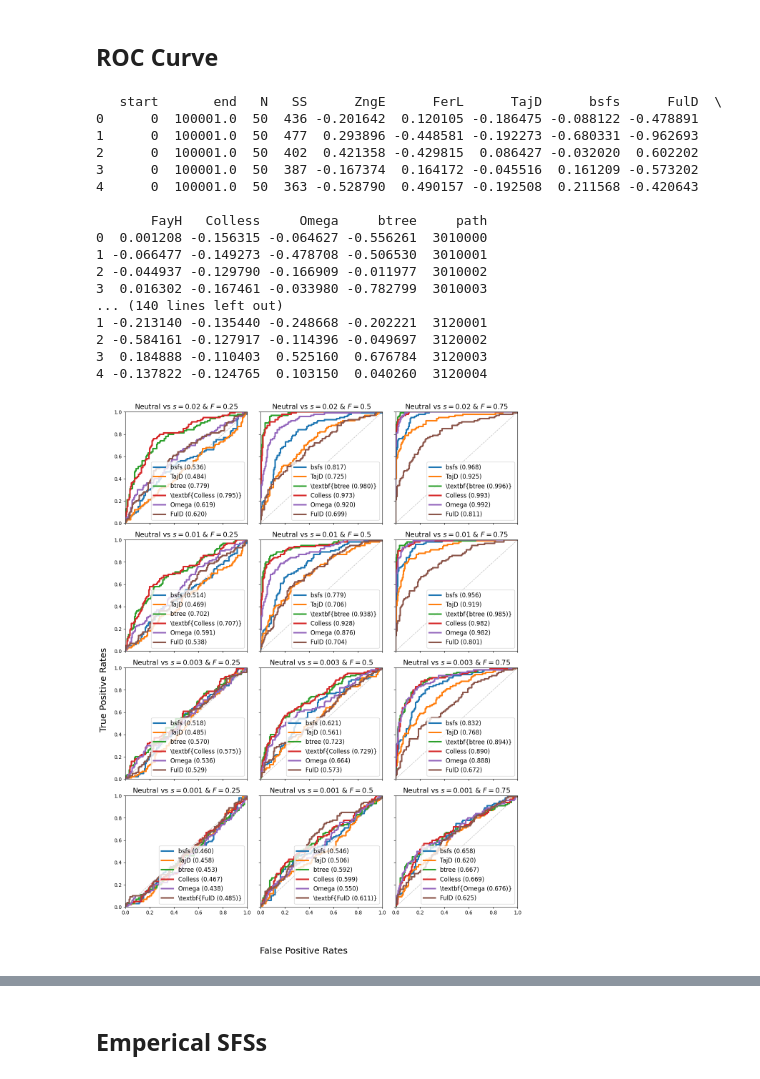
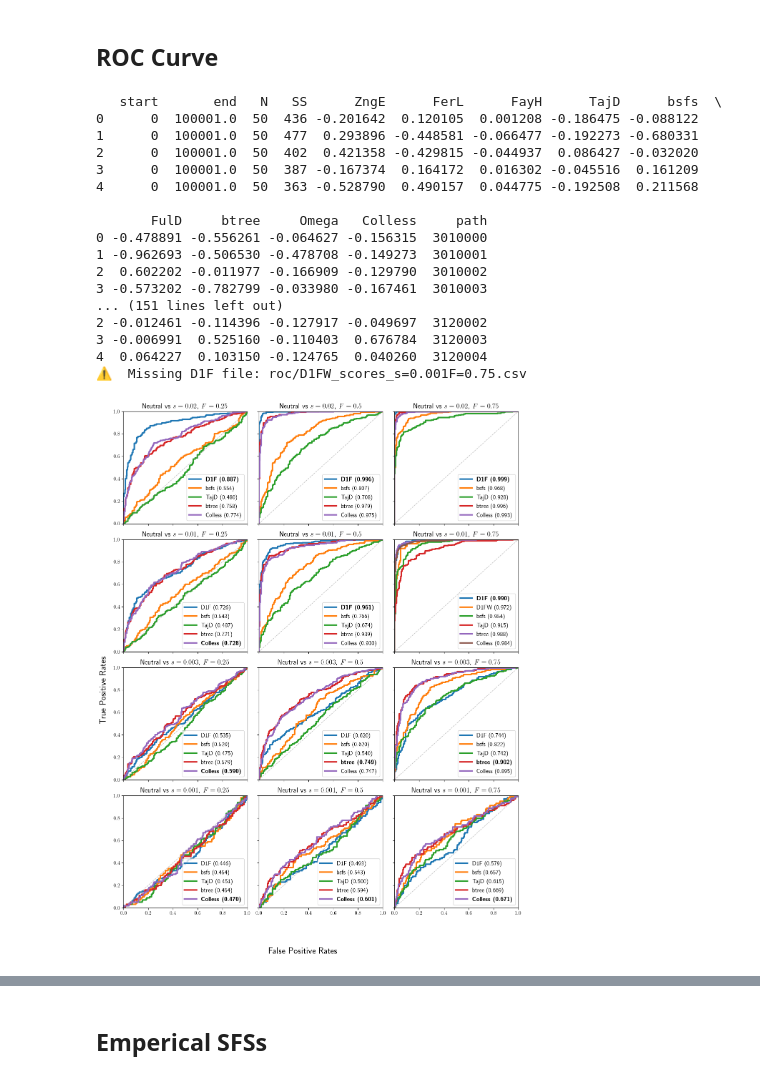
Before and after one commit to shinorimax/Selective-Sweep-Simulation, a Jupyter notebook: SliM/Calculation---Constant_Directional_selection.ipynb, the cells around one changed output, grey strips where cells are left out. Saved outputs shown, nothing was run; the diff lists cells and outputs as text; code cells hidden in the pictures.

```diff
--- a/SliM/Calculation---Constant_Directional_selection.ipynb
+++ b/SliM/Calculation---Constant_Directional_selection.ipynb
@@ -50,7 +52,7 @@ for s in [0.02, 0.01, 0.003, 0.001]:
         Args[name] = arg
 
 cID = 3 # simulation class id for directional selection constant pop size simulations
-nrep = 100 # For initial testing
+nrep = 250 # For initial testing
 # %% [markdown]
 ## Rebuild X from Saved Trees
 # %%
@@ -92,6 +94,7 @@ for i, setid in enumerate(X.setids):
 
 # Recompute SFS from the trees we found (fast)
 X.calc_sfs()
+X.train_eta()
 
 print("Rebuilt X:")
 for sid in X.setids:
@@ -170,7 +174,7 @@ If you are using HPC (srun is not None) check the jobs!
 ## Show summary stats
 # %%
 # choose the stats that exist in your CSVs
-stats = ['bsfs', 'TajD', 'btree', 'Colless', 'Omega', 'FayH', 'ZngE', 'FerL', 'FulD']
+stats = ['bsfs', 'TajD', 'btree', 'Colless']
 
 df = pd.read_csv(X.df['Fn']).dropna()
 n = df.shape[0]
@@ -209,7 +208,7 @@ def ROCAUC(y0, y1, score_ascending=False):
     return fpr, tpr, roc_auc_score(y_true, y_score)
 
 # Stats we’ll compare (present in your files)
-stats = ['bsfs', 'TajD', 'btree', 'Colless', 'Omega', 'FulD']
+stats = ['D1F', 'D1FW', 'bsfs', 'TajD', 'btree', 'Colless']
 # Order for legend (tweak if you want another ordering)
 myorder = [0, 1, 2, 3, 4, 5]
 
@@ -238,7 +237,7 @@ for s in [0.02, 0.01, 0.003, 0.001]:
         k2 = f"s={s}F={F}"
         if k2 in X.df and os.path.exists(X.df[k2]):
             pairs.append((neutral_key, k2))
-            names.append(f"Neutral vs $s={s}$ & $F={F}$")
+            names.append(f"Neutral vs $s={s}$, $F={F}$")
 
 for name, (k1, k2) in zip(names, pairs):
     df1 = df_neu
@@ -250,6 +249,30 @@ for name, (k1, k2) in zip(names, pairs):
     best_key = None
 
     for key in stats:
+        if key in ['D1F', 'D1FW']:
+            # Load distances exported from R for this scenario
+            if key == 'D1F':
+                csv_path = os.path.join("roc", f"D1F_scores_{k2}.csv")
+            elif key == 'D1FW':
+                csv_path = os.path.join("roc", f"D1FW_scores_{k2}.csv")
+            if not os.path.exists(csv_path):
+                print("⚠️  Missing D1F file:", csv_path)
+                continue
+            if os.path.exists(csv_path):
+                sc = pd.read_csv(csv_path)
+                y_true = sc['label'].to_numpy()
+                y_score = sc['score'].to_numpy()
+                # sklearn expects larger score => positive class (1), which matches your R setup
+                fpr, tpr, _ = roc_curve(y_true, y_score)
+                auc = roc_auc_score(y_true, y_score)
+                fprs[(key, name)] = fpr
+                tprs[(key, name)] = tpr
+                aucs[(key, name)] = auc
+                if auc > max_auc:
+                    max_auc = auc
+                    best_key = key
+            continue
+
         if key not in df1.columns or key not in df2.columns:
             continue
         fpr, tpr, auc = ROCAUC(df1[key], df2[key], score_ascending=False)
@@ -276,52 +299,52 @@ for i, name in enumerate(names):
         fpr = fprs[(key, name)]
         tpr = tprs[(key, name)]
         auc = aucs[(key, name)]
 
-        label_map = {'btree':'btree', 'Colless':'Colless', 'Omega':'Omega',
+        label_map = {'D1F':'D1F', 'D1FW': 'D1FW', 'btree':'btree', 'Colless':'Colless', 'Omega':'Omega',
                      'bsfs':'bsfs', 'TajD':'TajD', 'FulD':'FulD'}
         label = f"{label_map.get(key, key)} ({auc:.3f})"
 
         if blds[name] == key:
-            label = r"\textbf{" + label + "}"
+            label = r"\textbf{"+label+"}"
 
         ax[r, c].plot(fpr, tpr, label=label, linewidth=3)
 
     ax[r, c].set_title(name, size=14)
     # Order legend entries
     handles, labels = ax[r, c].get_legend_handles_labels()
     if handles:
         order = [i for i in myorder if i < len(handles)]
         ax[r, c].legend([handles[_] for _ in order], [labels[_] for _ in order],
                         loc='lower right', prop={'size': 12})
 
 for a in ax.ravel():
     a.set_xlim(0, 1); a.set_ylim(0, 1)
     a.plot([0,1], [0,1], ls='--', lw=1, color='gray', alpha=0.5)
 
 fig.text(0.5, 0.07, 'False Positive Rates', ha='center', va='center', size=18)
 fig.text(0.07, 0.5, 'True Positive Rates', rotation=90, ha='center', va='center', size=18)
 plt.tight_layout(rect=[0.08, 0.12, 0.98, 0.98])
 # plt.savefig('plots/Constant_Directional_no_infer.pdf', dpi=600, bbox_inches='tight')
 plt.show()
 # %% [output]
-   start       end   N   SS      ZngE      FerL      TajD      bsfs      FulD  \
-0      0  100001.0  50  436 -0.201642  0.120105 -0.186475 -0.088122 -0.478891
-1      0  100001.0  50  477  0.293896 -0.448581 -0.192273 -0.680331 -0.962693
-2      0  100001.0  50  402  0.421358 -0.429815  0.086427 -0.032020  0.602202
-3      0  100001.0  50  387 -0.167374  0.164172 -0.045516  0.161209 -0.573202
-4      0  100001.0  50  363 -0.528790  0.490157 -0.192508  0.211568 -0.420643
+   start       end   N   SS      ZngE      FerL      FayH      TajD      bsfs  \
+0      0  100001.0  50  436 -0.201642  0.120105  0.001208 -0.186475 -0.088122
+1      0  100001.0  50  477  0.293896 -0.448581 -0.066477 -0.192273 -0.680331
+2      0  100001.0  50  402  0.421358 -0.429815 -0.044937  0.086427 -0.032020
+3      0  100001.0  50  387 -0.167374  0.164172  0.016302 -0.045516  0.161209
+4      0  100001.0  50  363 -0.528790  0.490157  0.044775 -0.192508  0.211568
 
-       FayH   Colless     Omega     btree     path
-0  0.001208 -0.156315 -0.064627 -0.556261  3010000
-1 -0.066477 -0.149273 -0.478708 -0.506530  3010001
-2 -0.044937 -0.129790 -0.166909 -0.011977  3010002
-3  0.016302 -0.167461 -0.033980 -0.782799  3010003
-... (140 lines left out)
-1 -0.213140 -0.135440 -0.248668 -0.202221  3120001
-2 -0.584161 -0.127917 -0.114396 -0.049697  3120002
-3  0.184888 -0.110403  0.525160  0.676784  3120003
-4 -0.137822 -0.124765  0.103150  0.040260  3120004
+       FulD     btree     Omega   Colless     path
+0 -0.478891 -0.556261 -0.064627 -0.156315  3010000
+1 -0.962693 -0.506530 -0.478708 -0.149273  3010001
+2  0.602202 -0.011977 -0.166909 -0.129790  3010002
+3 -0.573202 -0.782799 -0.033980 -0.167461  3010003
+... (151 lines left out)
+2 -0.012461 -0.114396 -0.127917 -0.049697  3120002
+3 -0.006991  0.525160 -0.110403  0.676784  3120003
+4  0.064227  0.103150 -0.124765  0.040260  3120004
+⚠️  Missing D1F file: roc/D1FW_scores_s=0.001F=0.75.csv
-[figure, old version]
+[figure, new version]
 # %%
 df_neu.head()
 # %% [output]
```
Also changed, not shown: parts of 3 cells of this notebook, 10 other files.
